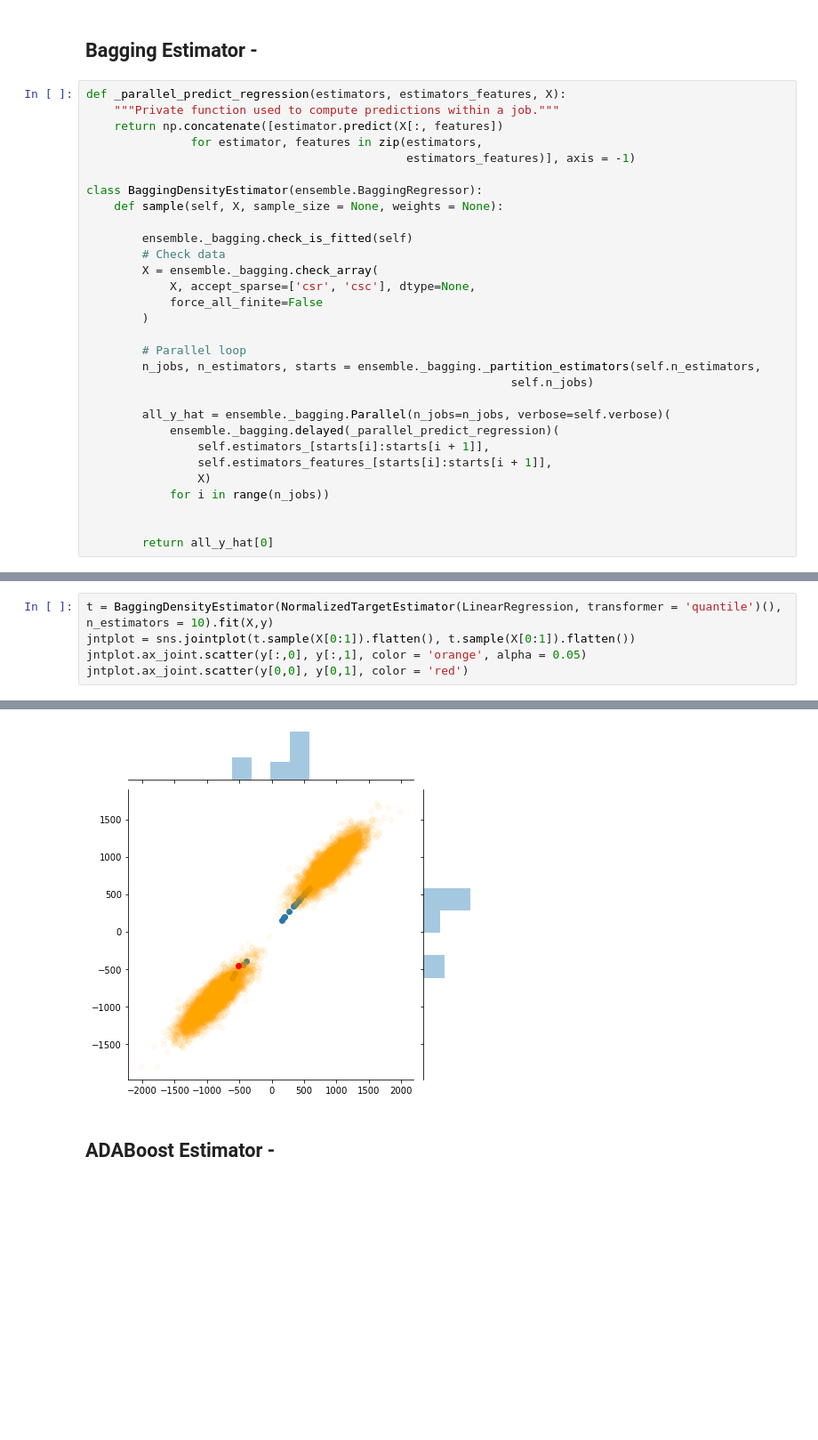
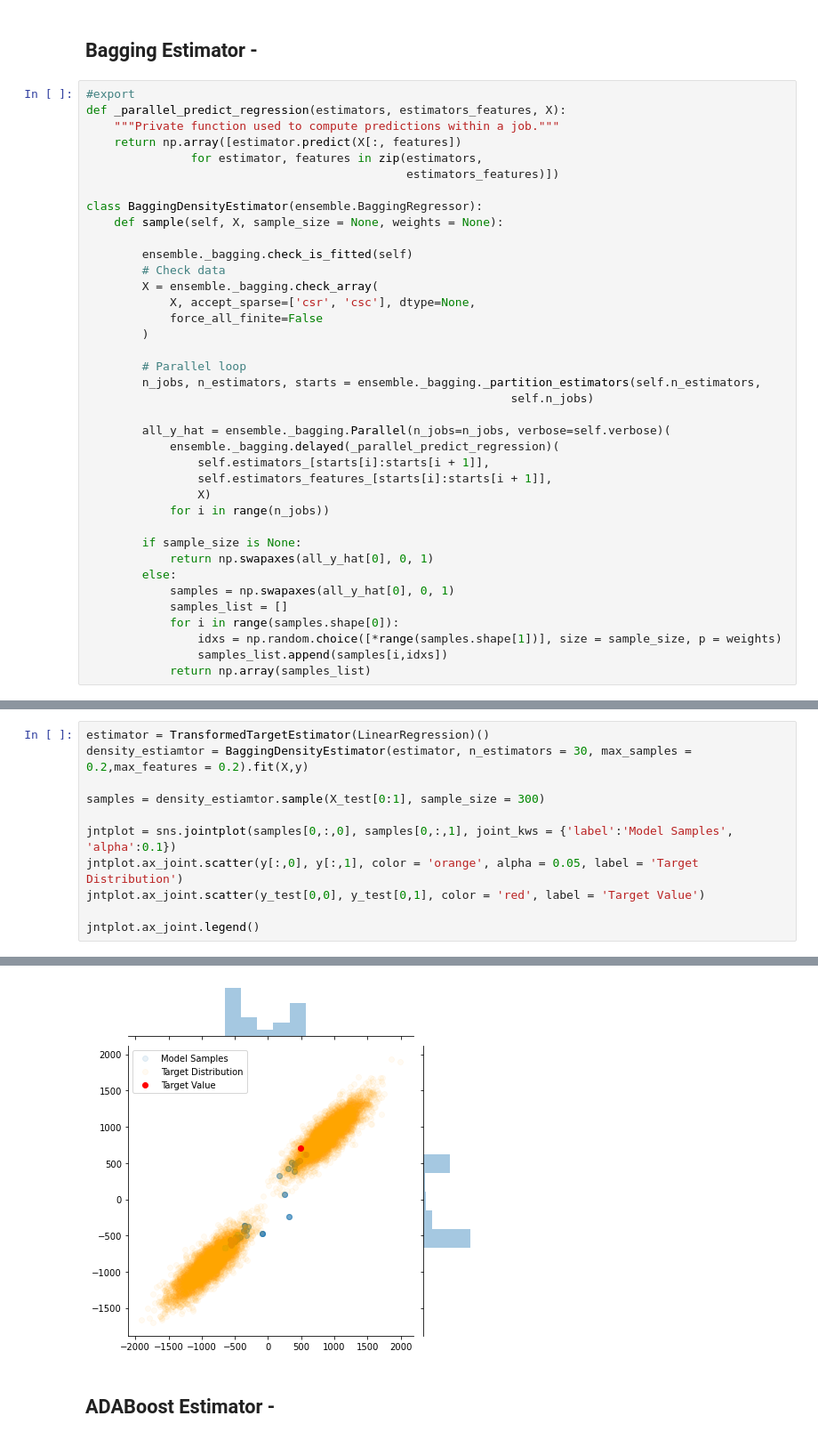
Before and after one commit to AlanGanem/scikit-density, a Jupyter notebook: notebooks/02_meta.estimators.ipynb, the cells around one changed output, grey strips where cells are left out. Shown at 89% size. Cells and saved outputs as stored; diff of their text form; blank space fills up the shorter version.

```diff
--- a/notebooks/02_meta.estimators.ipynb
+++ b/notebooks/02_meta.estimators.ipynb
@@ -72,11 +146,12 @@ array([[-280.3831987 , -418.0617244 ],
 # %% [markdown]
 ## Bagging Estimator -
 # %%
+#export
 def _parallel_predict_regression(estimators, estimators_features, X):
     """Private function used to compute predictions within a job."""
-    return np.concatenate([estimator.predict(X[:, features])
+    return np.array([estimator.predict(X[:, features])
                for estimator, features in zip(estimators,
-                                              estimators_features)], axis = -1)
+                                              estimators_features)])
 
 class BaggingDensityEstimator(ensemble.BaggingRegressor):
     def sample(self, X, sample_size = None, weights = None):
@@ -99,6 +174,13 @@ class BaggingDensityEstimator(ensemble.BaggingRegressor):
                 X)
             for i in range(n_jobs))
 
-
-        return all_y_hat[0]
+        if sample_size is None:
+            return np.swapaxes(all_y_hat[0], 0, 1)
+        else:
+            samples = np.swapaxes(all_y_hat[0], 0, 1)
+            samples_list = []
+            for i in range(samples.shape[0]):
+                idxs = np.random.choice([*range(samples.shape[1])], size = sample_size, p = weights)
+                samples_list.append(samples[i,idxs])
+            return np.array(samples_list)
 # %% [markdown]
@@ -116,6 +204,12 @@ We can combine the NormalizedTargetEstimator
 # %%
-t = BaggingDensityEstimator(NormalizedTargetEstimator(LinearRegression, transformer = 'quantile')(), n_estimators = 10).fit(X,y)
-jntplot = sns.jointplot(t.sample(X[0:1]).flatten(), t.sample(X[0:1]).flatten())
-jntplot.ax_joint.scatter(y[:,0], y[:,1], color = 'orange', alpha = 0.05)
-jntplot.ax_joint.scatter(y[0,0], y[0,1], color = 'red')
+estimator = TransformedTargetEstimator(LinearRegression)()
+density_estiamtor = BaggingDensityEstimator(estimator, n_estimators = 30, max_samples = 0.2,max_features = 0.2).fit(X,y)
+
+samples = density_estiamtor.sample(X_test[0:1], sample_size = 300)
+
+jntplot = sns.jointplot(samples[0,:,0], samples[0,:,1], joint_kws = {'label':'Model Samples', 'alpha':0.1})
+jntplot.ax_joint.scatter(y[:,0], y[:,1], color = 'orange', alpha = 0.05, label = 'Target Distribution')
+jntplot.ax_joint.scatter(y_test[0,0], y_test[0,1], color = 'red', label = 'Target Value')
+
+jntplot.ax_joint.legend()
 # %% [output]
@@ -123,3 +217,3 @@ jntplot.ax_joint.scatter(y[0,0], y[0,1], color = 'red')
-[figure, old version]
+[figure, new version]
 # %% [markdown]
 ## ADABoost Estimator -
```
Also changed, not shown: parts of 22 cells of this notebook, 5 other files.
